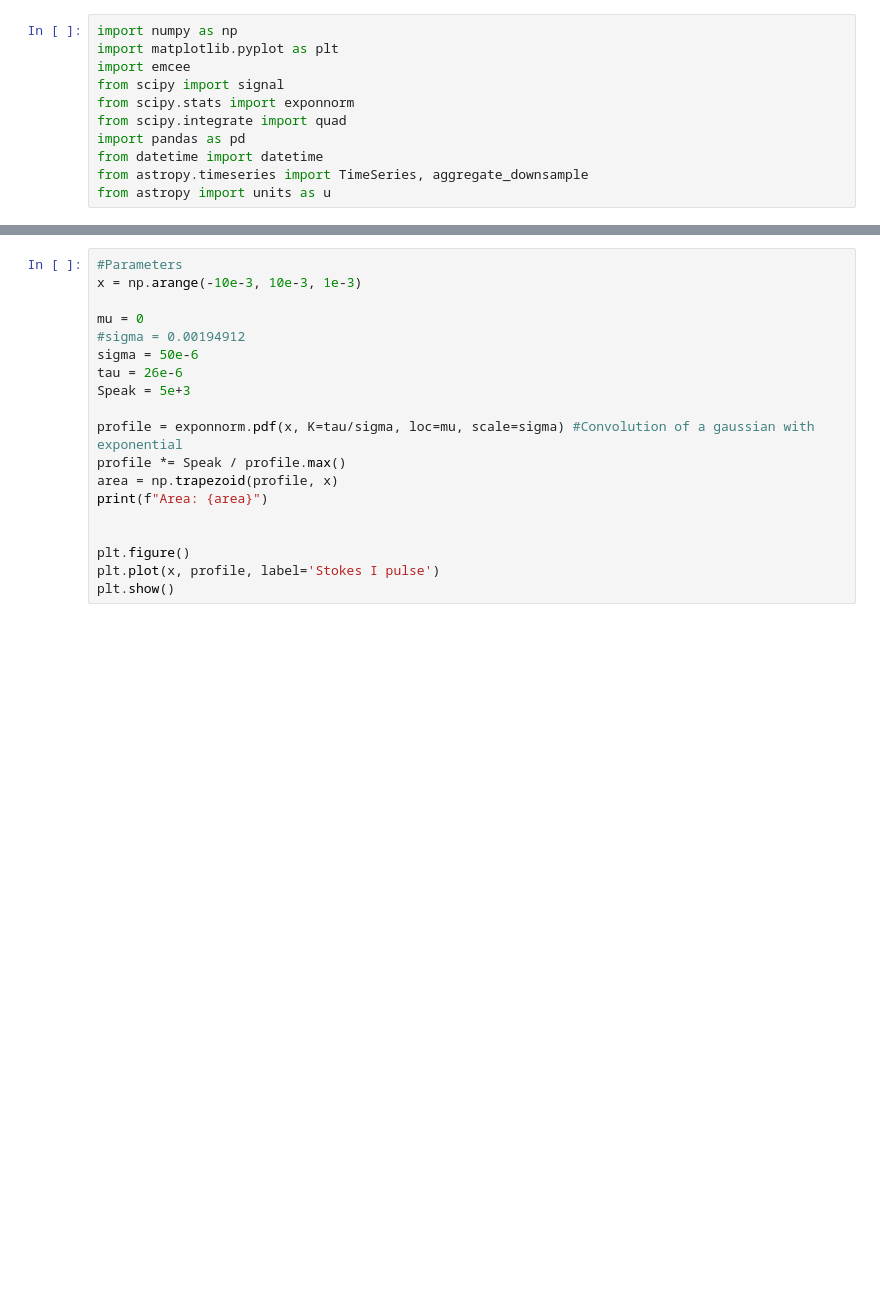
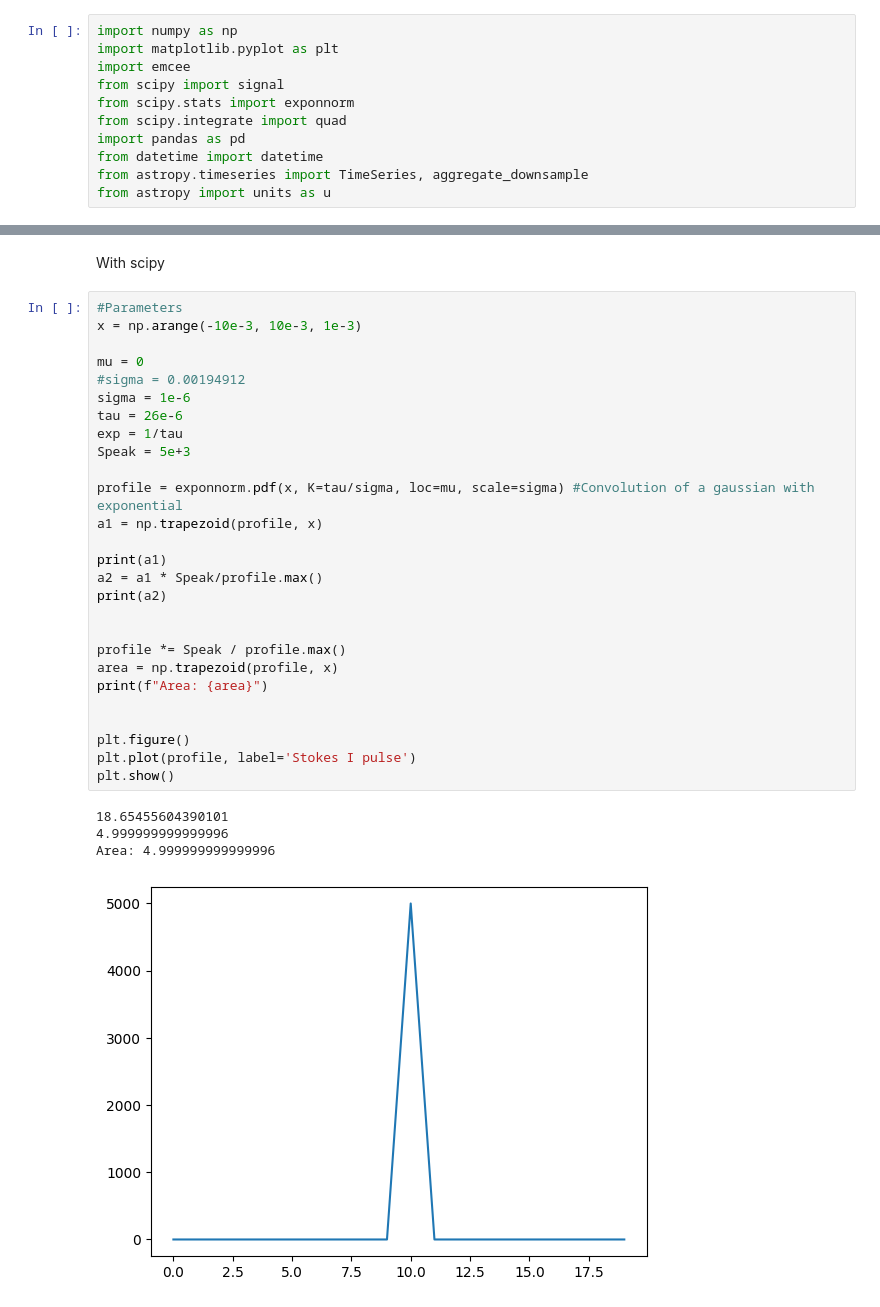
Before and after one commit to meena-seth/sidelobe-flux-calibration, a Jupyter notebook: scattering.ipynb, the cells around one changed output, grey strips where cells are left out. Saved outputs shown, nothing was run; the diff lists cells and outputs as text; blank space fills up the shorter version.

```diff
--- a/scattering.ipynb
+++ b/scattering.ipynb
@@ -12,22 +51,37 @@ from astropy import units as u
+# %% [markdown]
+With scipy
 # %%
 #Parameters
 x = np.arange(-10e-3, 10e-3, 1e-3)
 
 mu = 0
 #sigma = 0.00194912
-sigma = 50e-6
+sigma = 1e-6
 tau = 26e-6
+exp = 1/tau
 Speak = 5e+3
 
 profile = exponnorm.pdf(x, K=tau/sigma, loc=mu, scale=sigma) #Convolution of a gaussian with exponential
+a1 = np.trapezoid(profile, x)
+
+print(a1)
+a2 = a1 * Speak/profile.max()
+print(a2)
+
+
 profile *= Speak / profile.max()
 area = np.trapezoid(profile, x)
 print(f"Area: {area}")
 
 
 plt.figure()
-plt.plot(x, profile, label='Stokes I pulse')
+plt.plot(profile, label='Stokes I pulse')
 plt.show()
+# %% [output]
+18.65455604390101
+4.999999999999996
+Area: 4.999999999999996
+[figure, added]
 # %%
 x_bb = np.arange(-10e-3, 10e-3, 2.56e-6)
 
```
Also changed, not shown: parts of 6 cells of this notebook, 20 other files.
